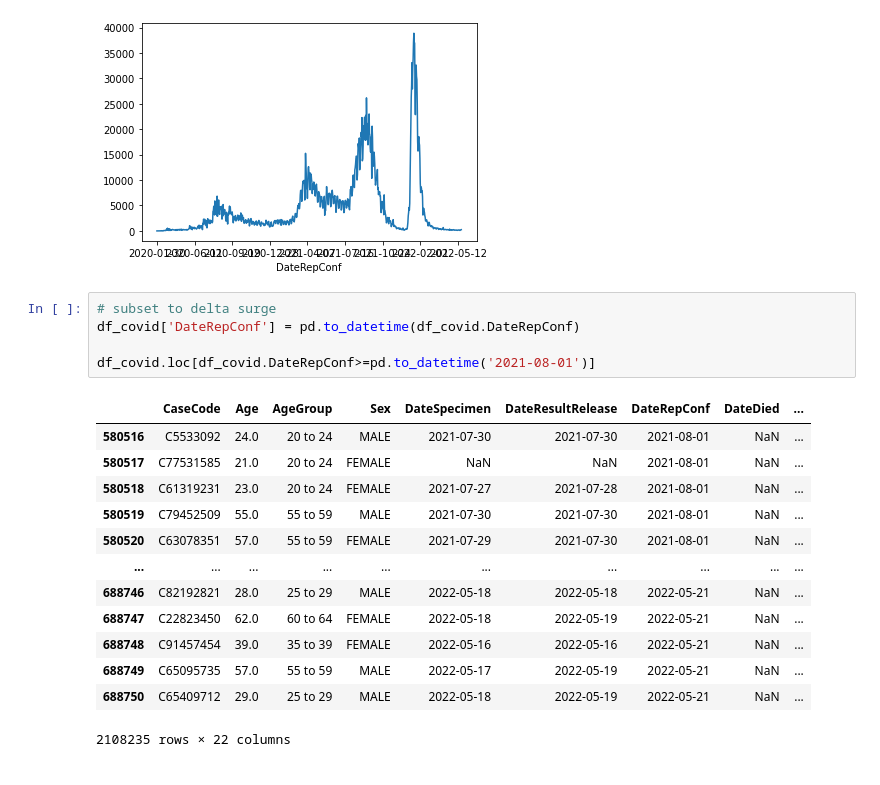
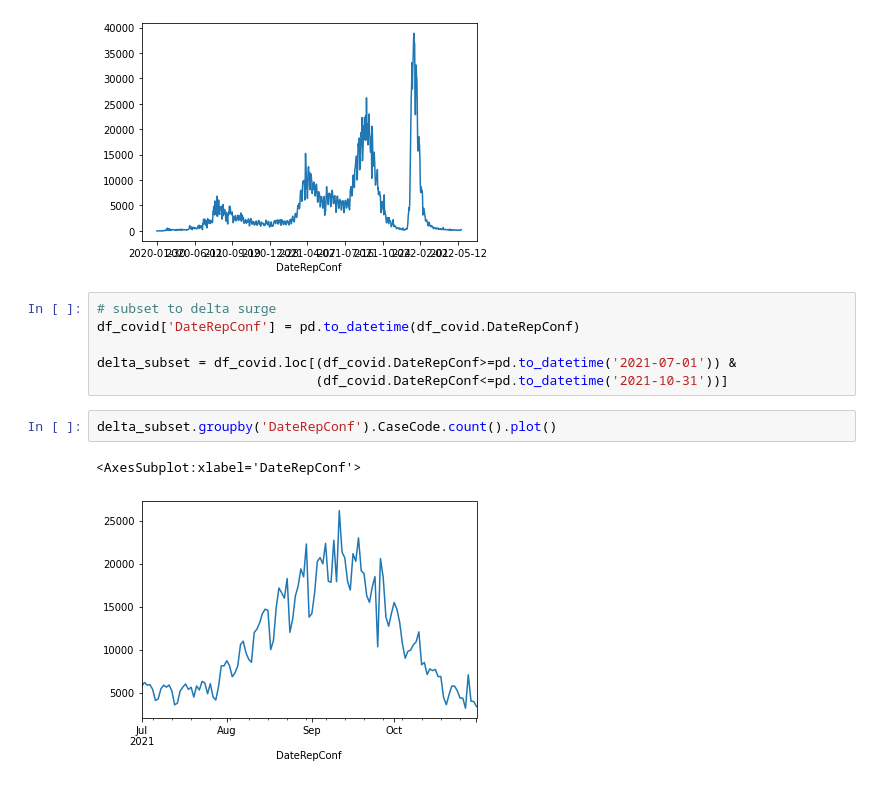
Before and after one commit to tropicalmentat/covid-bgy-geoprocess, a Jupyter notebook: geoprocess.ipynb, the cells around one changed output. Saved outputs shown, nothing was run; the diff lists cells and outputs as text.

Commit message:
Subset data to delta surge between July and November 2021

```diff
--- a/geoprocess.ipynb
+++ b/geoprocess.ipynb
@@ -26,18 +26,10 @@ df_covid.groupby('DateRepConf').CaseCode.count().plot()
 # subset to delta surge
 df_covid['DateRepConf'] = pd.to_datetime(df_covid.DateRepConf)
 
-df_covid.loc[df_covid.DateRepConf>=pd.to_datetime('2021-08-01')]
+delta_subset = df_covid.loc[(df_covid.DateRepConf>=pd.to_datetime('2021-07-01')) &
+                            (df_covid.DateRepConf<=pd.to_datetime('2021-10-31'))]
-# %% [output]
-|  | CaseCode | Age | AgeGroup | Sex | DateSpecimen | DateResultRelease | DateRepConf | DateDied | ... |
-| 580516 | C5533092 | 24.0 | 20 to 24 | MALE | 2021-07-30 | 2021-07-30 | 2021-08-01 | NaN | ... |
-| 580517 | C77531585 | 21.0 | 20 to 24 | FEMALE | NaN | NaN | 2021-08-01 | NaN | ... |
-| 580518 | C61319231 | 23.0 | 20 to 24 | FEMALE | 2021-07-27 | 2021-07-28 | 2021-08-01 | NaN | ... |
-| 580519 | C79452509 | 55.0 | 55 to 59 | MALE | 2021-07-30 | 2021-07-30 | 2021-08-01 | NaN | ... |
-| 580520 | C63078351 | 57.0 | 55 to 59 | FEMALE | 2021-07-29 | 2021-07-30 | 2021-08-01 | NaN | ... |
-| ... | ... | ... | ... | ... | ... | ... | ... | ... | ... |
-| 688746 | C82192821 | 28.0 | 25 to 29 | MALE | 2022-05-18 | 2022-05-18 | 2022-05-21 | NaN | ... |
-| 688747 | C22823450 | 62.0 | 60 to 64 | FEMALE | 2022-05-18 | 2022-05-19 | 2022-05-21 | NaN | ... |
-| 688748 | C91457454 | 39.0 | 35 to 39 | FEMALE | 2022-05-16 | 2022-05-16 | 2022-05-21 | NaN | ... |
-| 688749 | C65095735 | 57.0 | 55 to 59 | MALE | 2022-05-17 | 2022-05-19 | 2022-05-21 | NaN | ... |
-| 688750 | C65409712 | 29.0 | 25 to 29 | MALE | 2022-05-18 | 2022-05-19 | 2022-05-21 | NaN | ... |
-2108235 rows × 22 columns
+# %%
+delta_subset.groupby('DateRepConf').CaseCode.count().plot()
+# %% [output]
+<AxesSubplot:xlabel='DateRepConf'>
+[figure, added]
```
